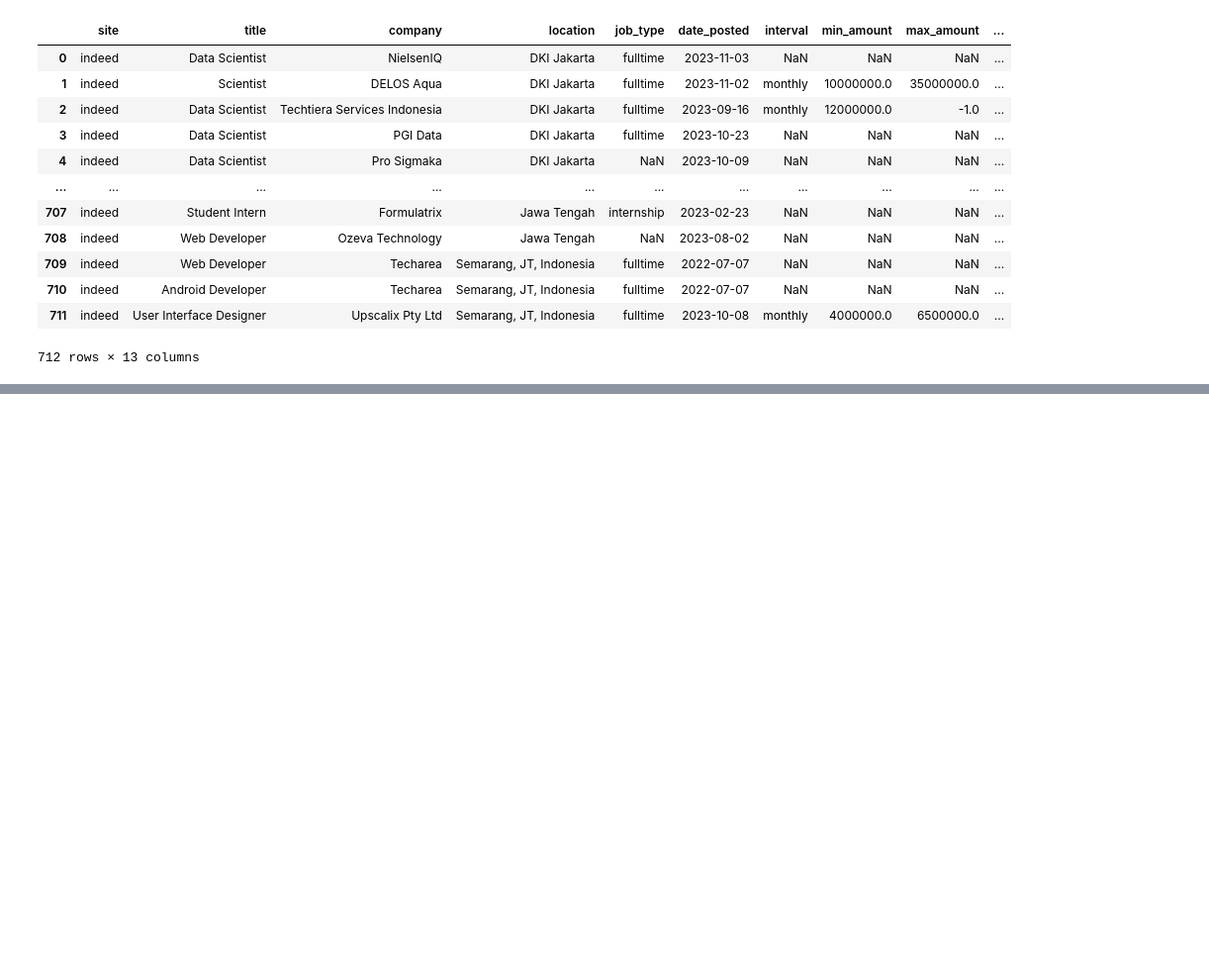
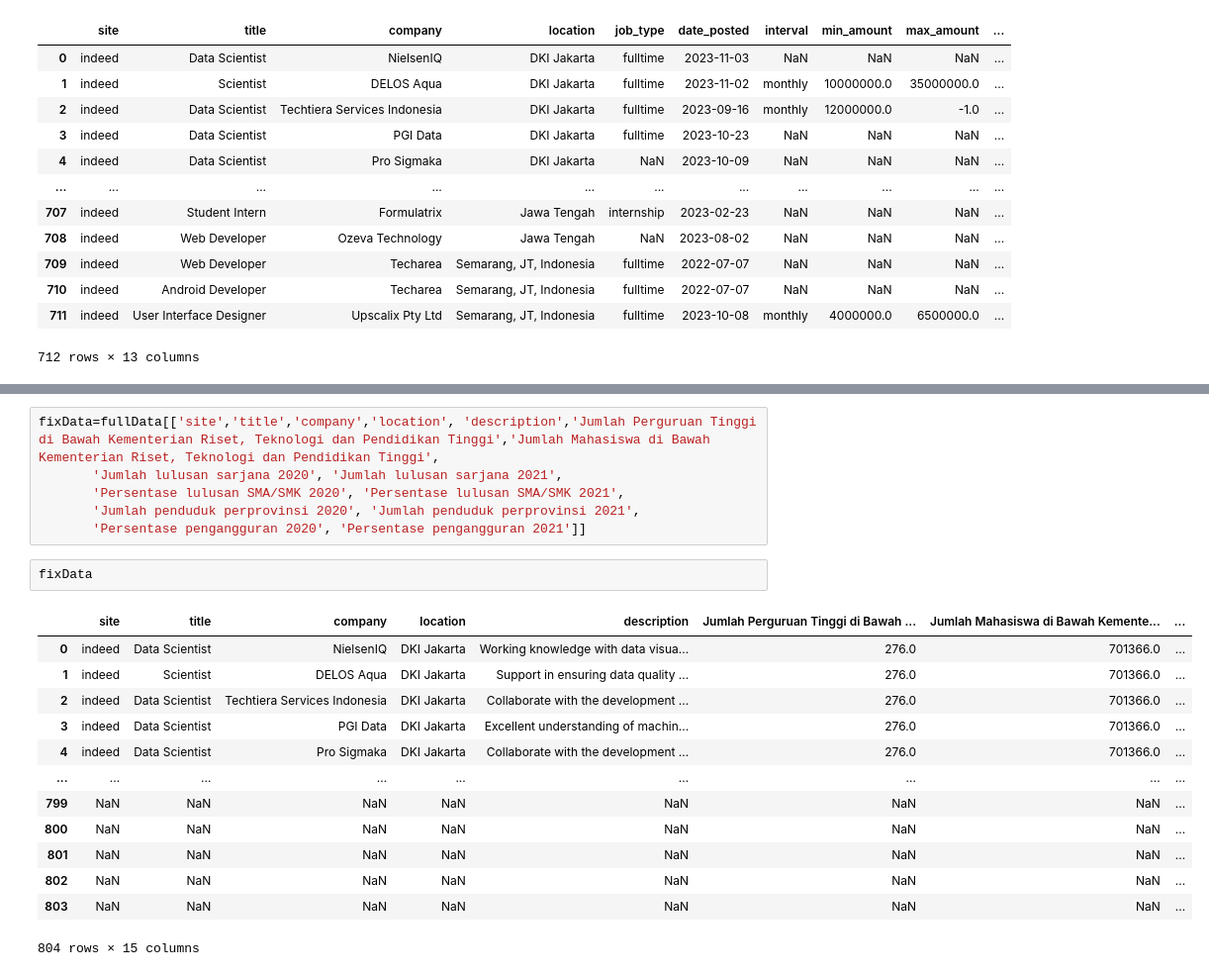
Before and after one commit to salwamhrn11/end-to-end, a Jupyter notebook: merge_all_data.ipynb, the cells around one changed output, grey strips where cells are left out. Shown at 99% size. Drawn from its saved outputs; the diff is of its cells as text; blank space fills up the shorter version.

```diff
--- a/merge_all_data.ipynb
+++ b/merge_all_data.ipynb
@@ -139,0 +269,22 @@ fullData
+# %%
+fixData=fullData[['site','title','company','location', 'description','Jumlah Perguruan Tinggi di Bawah Kementerian Riset, Teknologi dan Pendidikan Tinggi','Jumlah Mahasiswa di Bawah Kementerian Riset, Teknologi dan Pendidikan Tinggi',
+       'Jumlah lulusan sarjana 2020', 'Jumlah lulusan sarjana 2021',
+       'Persentase lulusan SMA/SMK 2020', 'Persentase lulusan SMA/SMK 2021',
+       'Jumlah penduduk perprovinsi 2020', 'Jumlah penduduk perprovinsi 2021',
+       'Persentase pengangguran 2020', 'Persentase pengangguran 2021']]
+# %%
+fixData
+# %% [output]
+|  | site | title | company | location | description | Jumlah Perguruan Tinggi di Bawah ... | Jumlah Mahasiswa di Bawah Kemente... | ... |
+| 0 | indeed | Data Scientist | NielsenIQ | DKI Jakarta | Working knowledge with data visua... | 276.0 | 701366.0 | ... |
+| 1 | indeed | Scientist | DELOS Aqua | DKI Jakarta | Support in ensuring data quality ... | 276.0 | 701366.0 | ... |
+| 2 | indeed | Data Scientist | Techtiera Services Indonesia | DKI Jakarta | Collaborate with the development ... | 276.0 | 701366.0 | ... |
+| 3 | indeed | Data Scientist | PGI Data | DKI Jakarta | Excellent understanding of machin... | 276.0 | 701366.0 | ... |
+| 4 | indeed | Data Scientist | Pro Sigmaka | DKI Jakarta | Collaborate with the development ... | 276.0 | 701366.0 | ... |
+| ... | ... | ... | ... | ... | ... | ... | ... | ... |
+| 799 | NaN | NaN | NaN | NaN | NaN | NaN | NaN | ... |
+| 800 | NaN | NaN | NaN | NaN | NaN | NaN | NaN | ... |
+| 801 | NaN | NaN | NaN | NaN | NaN | NaN | NaN | ... |
+| 802 | NaN | NaN | NaN | NaN | NaN | NaN | NaN | ... |
+| 803 | NaN | NaN | NaN | NaN | NaN | NaN | NaN | ... |
+804 rows × 15 columns
```
Also changed, not shown: parts of 16 cells of this notebook, 6 other files.
